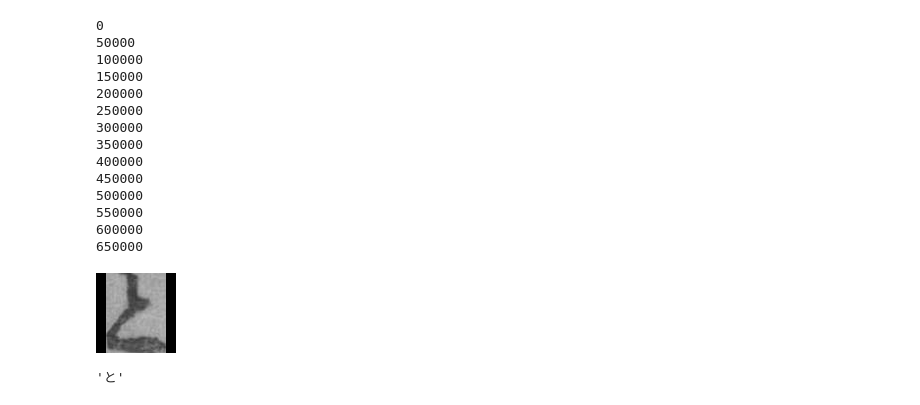
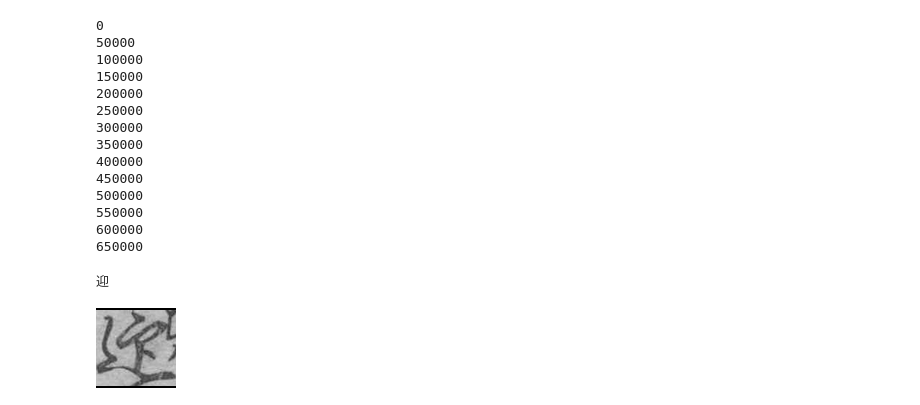
Before and after one commit to stlanier/Flatiron-School-Capstone-Project, a Jupyter notebook: notebooks/1_preprocessing.ipynb, the cells around one changed output. Cells and saved outputs as stored; diff of their text form; code cells hidden in the pictures.

```diff
--- a/notebooks/1_preprocessing.ipynb
+++ b/notebooks/1_preprocessing.ipynb
@@ -268,12 +271,11 @@ for i, img in enumerate(train_df['img']):
 550000
 600000
 650000
-# %%
-padding[200000]
-# %% [output]
-[figure, removed]
-# %%
-train_df['char'][200000]
-# %% [output]
-'と'
+# %%
+ind =660901
+print(train_df['char'][ind])
+padding[ind]
+# %% [output]
+迎
+[figure, added]
 # %%
```
Also changed, not shown: parts of 6 cells of this notebook, 11 other files.
